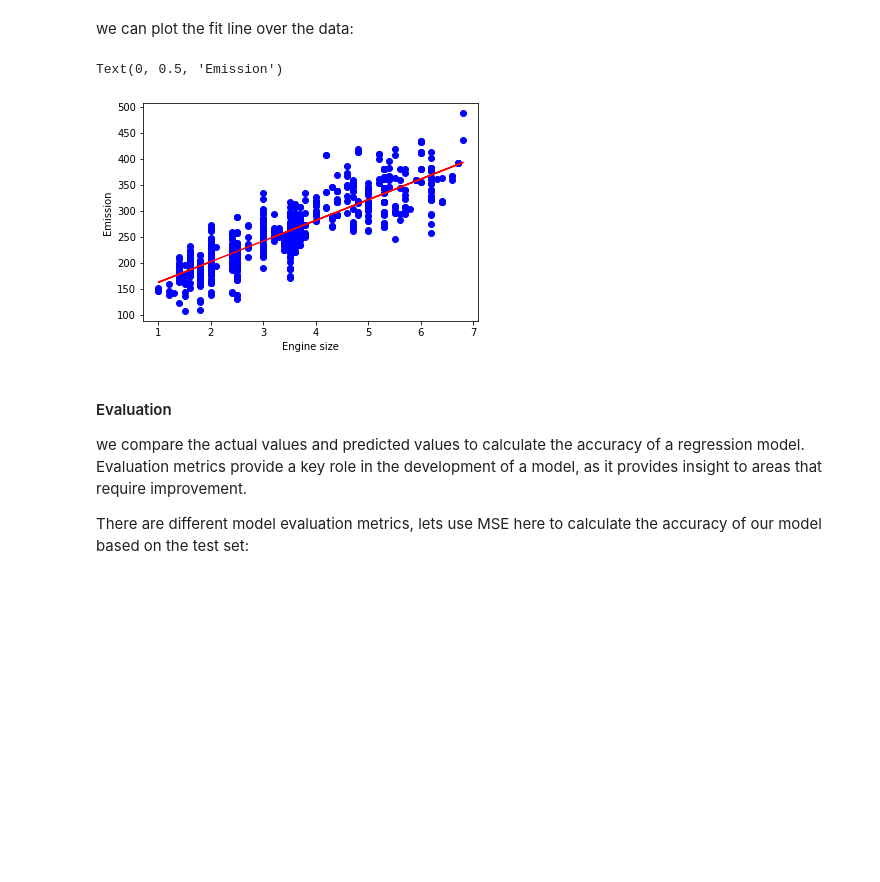
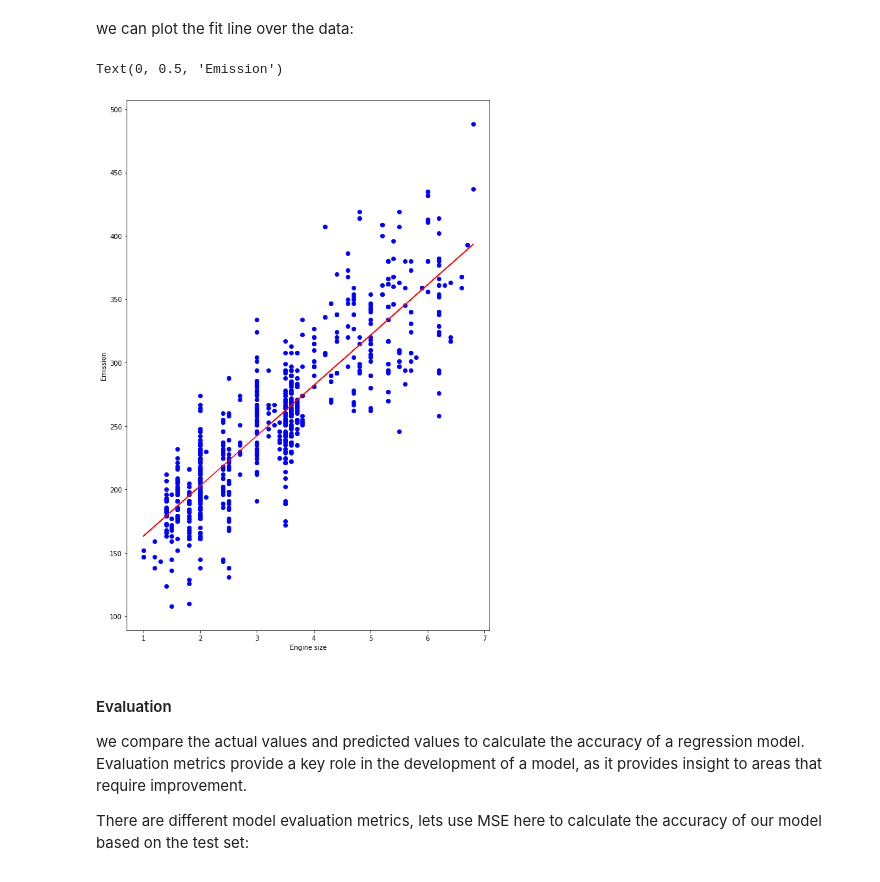
Before and after one commit to dankas/Estudos-de-MachineLearn, a Jupyter notebook: ML0101EN-Reg-Simple-Linear-Regression-Co2-py-v1.ipynb, the cells around one changed output. Drawn from its saved outputs; the diff is of its cells as text; code cells hidden in the pictures; blank space fills up the shorter version.

```diff
--- a/ML0101EN-Reg-Simple-Linear-Regression-Co2-py-v1.ipynb
+++ b/ML0101EN-Reg-Simple-Linear-Regression-Co2-py-v1.ipynb
@@ -206,13 +210,14 @@ Notice that all of the data must be available to traverse and calculate the para
 # %% [markdown]
 we can plot the fit line over the data:
 # %%
+plt.figure(figsize=(10,15))
 plt.scatter(train.ENGINESIZE, train.CO2EMISSIONS,  color='blue')
 plt.plot(train_x, regr.coef_[0][0]*train_x + regr.intercept_[0], '-r')
 plt.xlabel("Engine size")
 plt.ylabel("Emission")
 # %% [output]
 Text(0, 0.5, 'Emission')
-[figure, old version]
+[figure, new version]
 # %% [markdown]
 #### Evaluation
 
```
Also changed, not shown: parts of 4 cells of this notebook.
